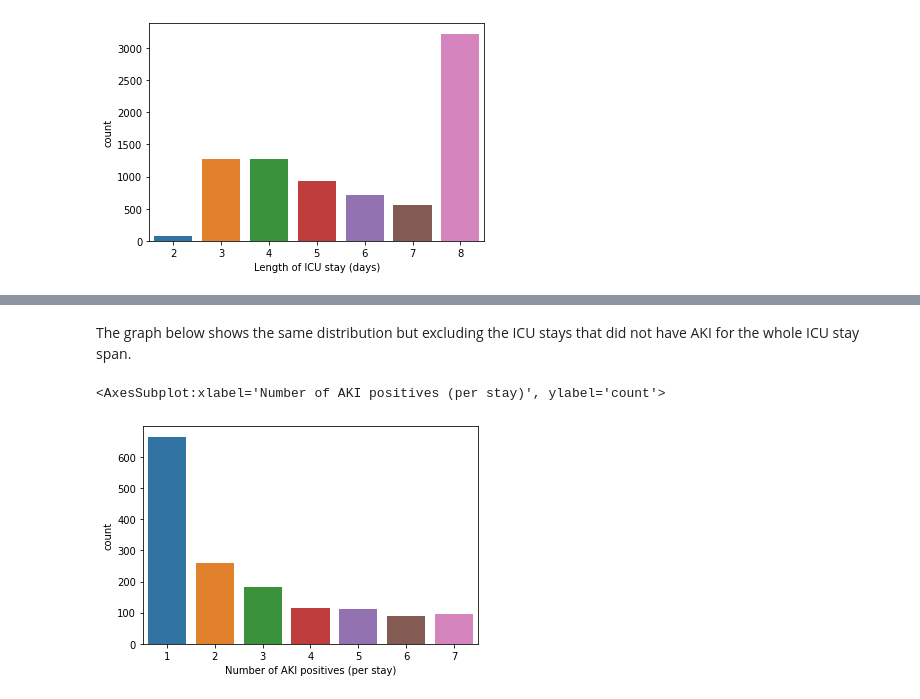
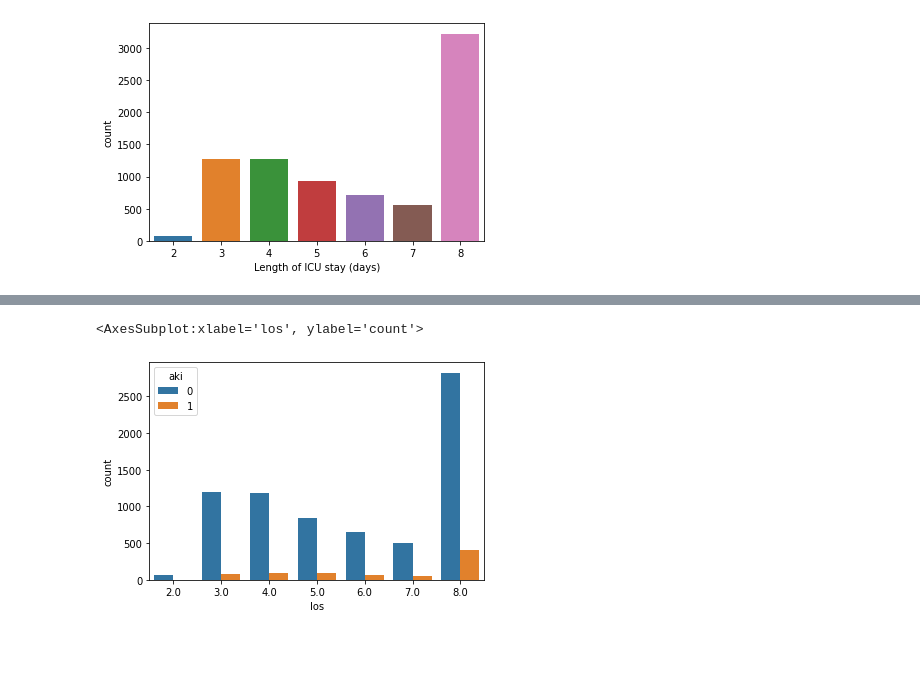
Before and after one commit to miguelvictor/periodic-AKI-predictor, a Jupyter notebook: dataset-visualization.ipynb, the cells around one changed output, grey strips where cells are left out. Drawn from its saved outputs; the diff is of its cells as text; code cells hidden in the pictures; blank space fills up the shorter version.

Commit message:
Changed dataset visualization

```diff
--- a/dataset-visualization.ipynb
+++ b/dataset-visualization.ipynb
@@ -30,7 +24,14 @@ sns.countplot(pd.Series(groups, name='Number of AKI positives (per stay)'))
-# %% [markdown]
-The graph below shows the same distribution but excluding the ICU stays that did not have AKI for the whole ICU stay span.
-# %%
-sns.countplot(pd.Series(groups[groups != 0], name='Number of AKI positives (per stay)'))
-# %% [output]
-<AxesSubplot:xlabel='Number of AKI positives (per stay)', ylabel='count'>
-[figure, removed]
+# %%
+# get the last day predictions of each ICU stays
+last_day_preds = pd.pivot_table(df, index='stay_id', values='aki', aggfunc=lambda x: x.iloc[-1])
+# get the length of stay of each ICU stays
+los = pd.pivot_table(df, index='stay_id', values='aki', aggfunc=len)
+
+aki_los = pd.concat([last_day_preds, los], axis=1)
+aki_los.columns = ['aki', 'los']
+aki_los['aki'] = aki_los['aki'].astype('int')
+
+sns.countplot(x='los', hue='aki', data=aki_los)
+# %% [output]
+<AxesSubplot:xlabel='los', ylabel='count'>
+[figure, added]
```
Also changed, not shown: parts of 4 cells of this notebook.
